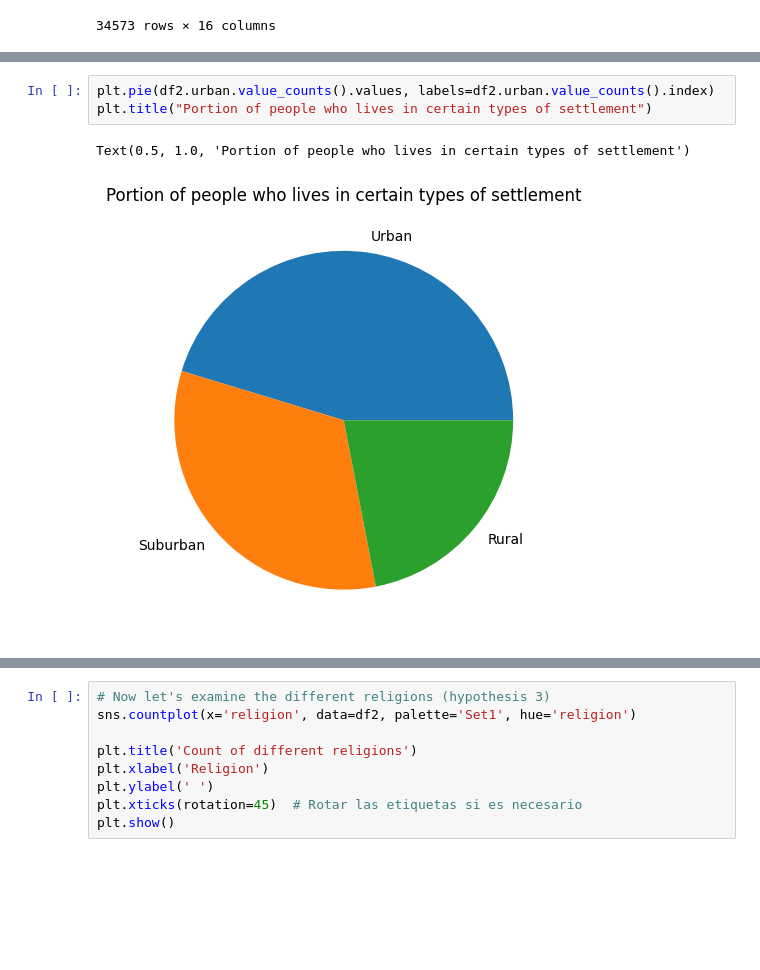
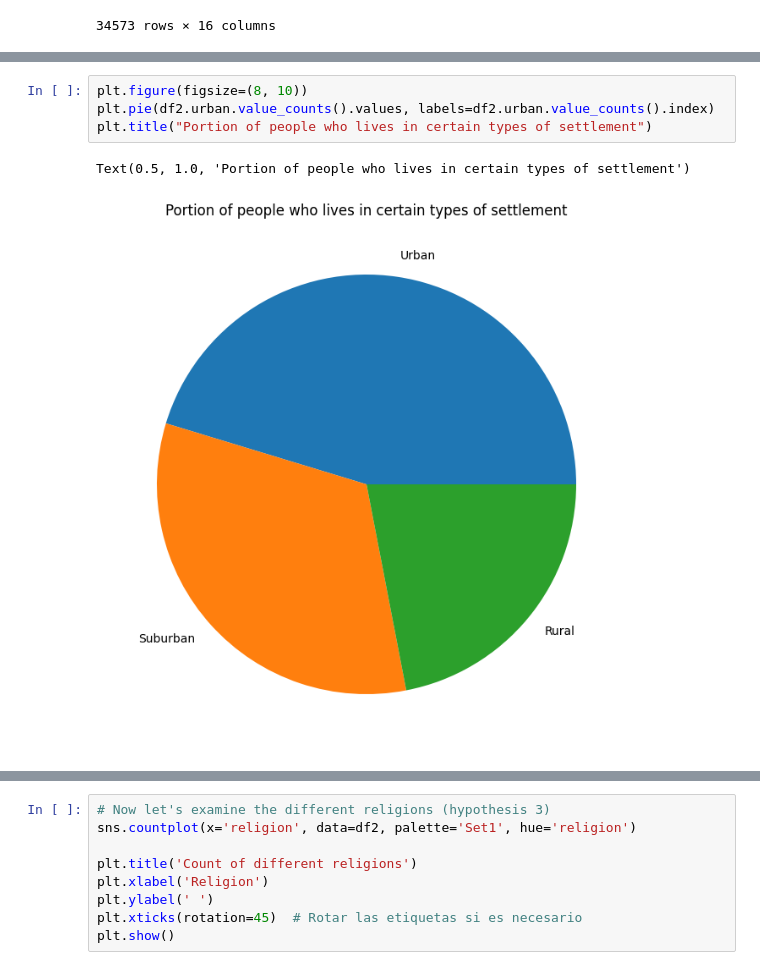
Before and after one commit to JRI11930/DASS-Responses-Analysis, a Jupyter notebook: notebooks/depression.ipynb, the cells around one changed output, grey strips where cells are left out. Drawn from its saved outputs; the diff is of its cells as text; blank space fills up the shorter version.

```diff
--- a/notebooks/depression.ipynb
+++ b/notebooks/depression.ipynb
@@ -542,9 +544,10 @@ Text(0.5, 1.0, 'Age distribution')
 # %%
+plt.figure(figsize=(8, 10))
 plt.pie(df2.urban.value_counts().values, labels=df2.urban.value_counts().index)
 plt.title("Portion of people who lives in certain types of settlement")
 # %% [output]
 Text(0.5, 1.0, 'Portion of people who lives in certain types of settlement')
-[figure, old version]
+[figure, new version]
 # %%
 # Interesting question 1
 
```
Also changed, not shown: parts of 6 cells of this notebook.
